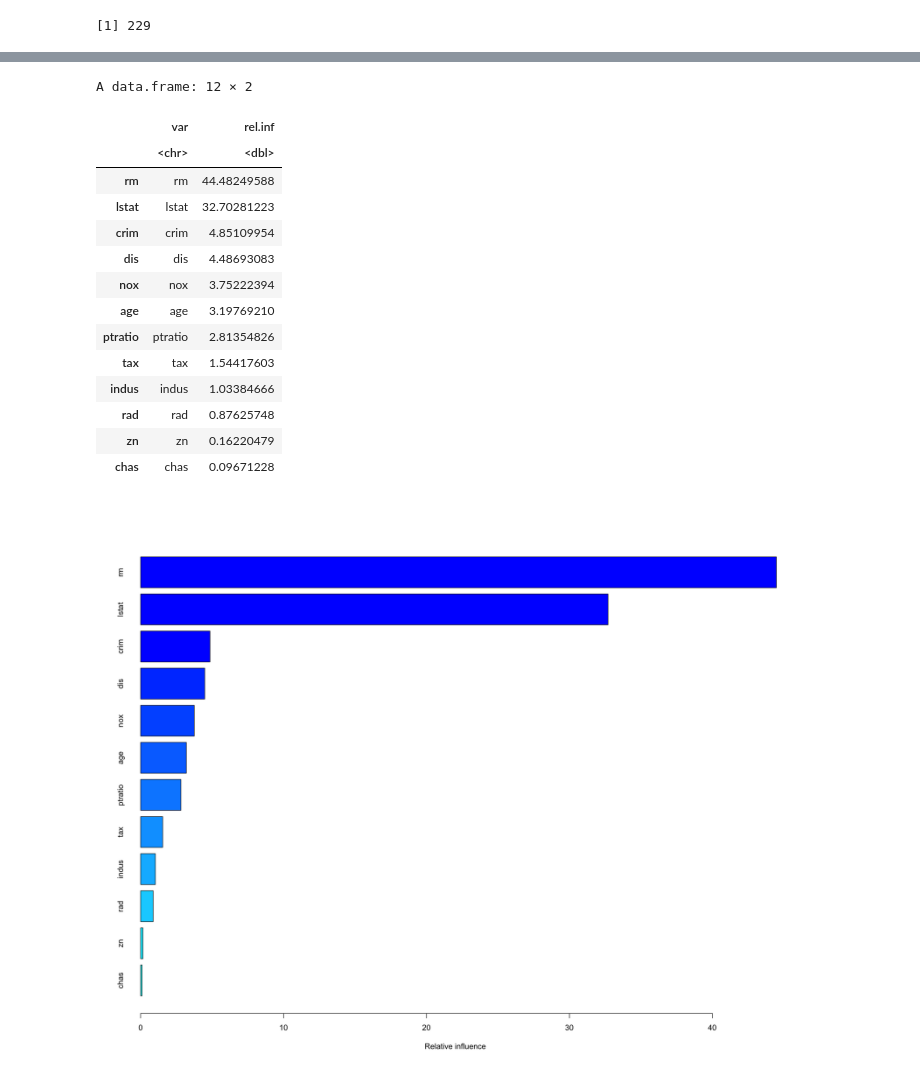
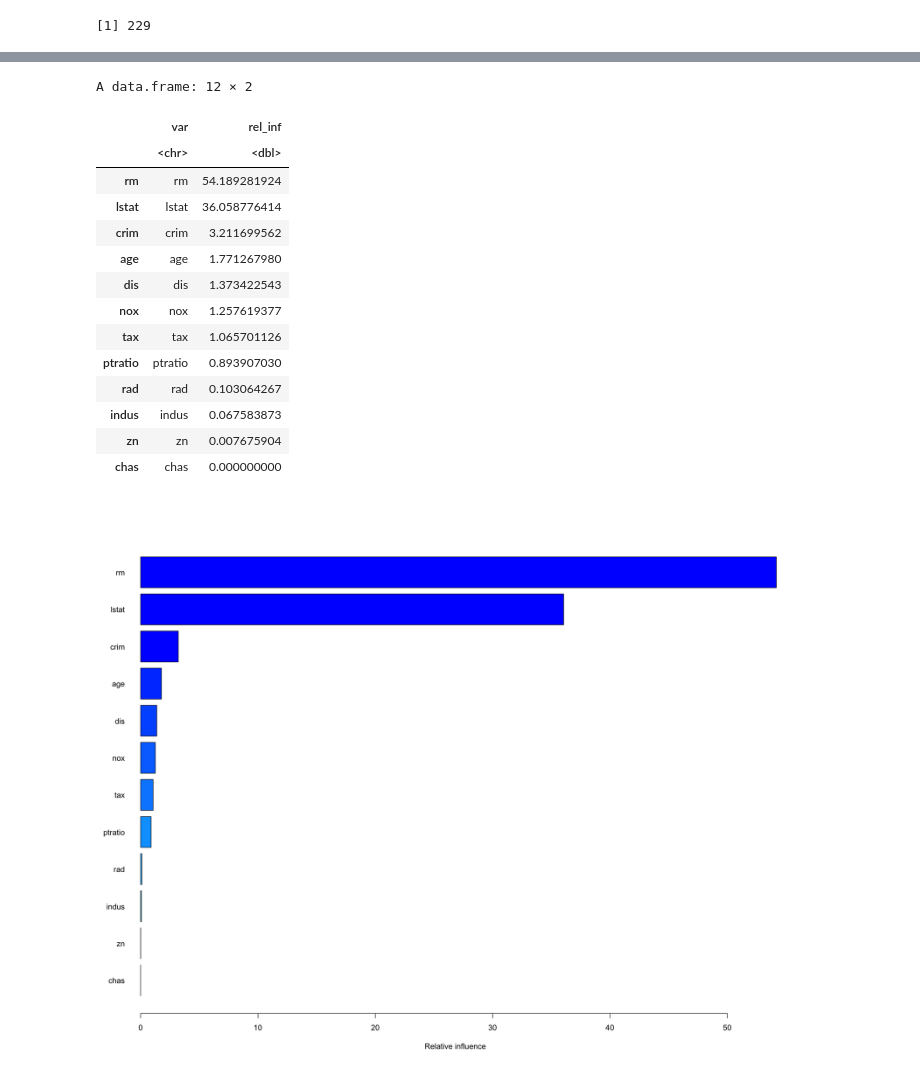
Before and after one commit to SwiftProjectOrganization/ISLR2, a Jupyter notebook: Notebooks/Boston.ipynb, the cells around one changed output, grey strips where cells are left out. Drawn from its saved outputs; the diff is of its cells as text; code cells hidden in the pictures.

```diff
--- a/Notebooks/Boston.ipynb
+++ b/Notebooks/Boston.ipynb
@@ -138,24 +154,25 @@ library(gbm)
+# %%
+gaussian_dist <- gbm_dist("Gaussian")
 # %%
 set.seed(1)
-boost.boston = gbm(medv ~ ., data = Boston[train,],
-    distribution = "gaussian", n.trees = 5000,
-    interaction.depth = 4)
+boost.boston = gbmt(medv ~ ., data = Boston[train,],
+    distribution=gaussian_dist, cv_folds =5, keep_gbm_data = TRUE)
 summary(boost.boston)
 # %% [output]
 A data.frame: 12 × 2
-|  | var | rel.inf |
+|  | var | rel_inf |
 |  | <chr> | <dbl> |
-| rm | rm | 44.48249588 |
-| lstat | lstat | 32.70281223 |
-| crim | crim | 4.85109954 |
-| dis | dis | 4.48693083 |
-| nox | nox | 3.75222394 |
-| age | age | 3.19769210 |
-| ptratio | ptratio | 2.81354826 |
-| tax | tax | 1.54417603 |
-| indus | indus | 1.03384666 |
-| rad | rad | 0.87625748 |
-| zn | zn | 0.16220479 |
-| chas | chas | 0.09671228 |
+| rm | rm | 54.189281924 |
+| lstat | lstat | 36.058776414 |
+| crim | crim | 3.211699562 |
+| age | age | 1.771267980 |
+| dis | dis | 1.373422543 |
+| nox | nox | 1.257619377 |
+| tax | tax | 1.065701126 |
+| ptratio | ptratio | 0.893907030 |
+| rad | rad | 0.103064267 |
+| indus | indus | 0.067583873 |
+| zn | zn | 0.007675904 |
+| chas | chas | 0.000000000 |
-[figure, old version]
+[figure, new version]
 # %%
```
Also changed, not shown: parts of 21 cells of this notebook, 14 other files.
